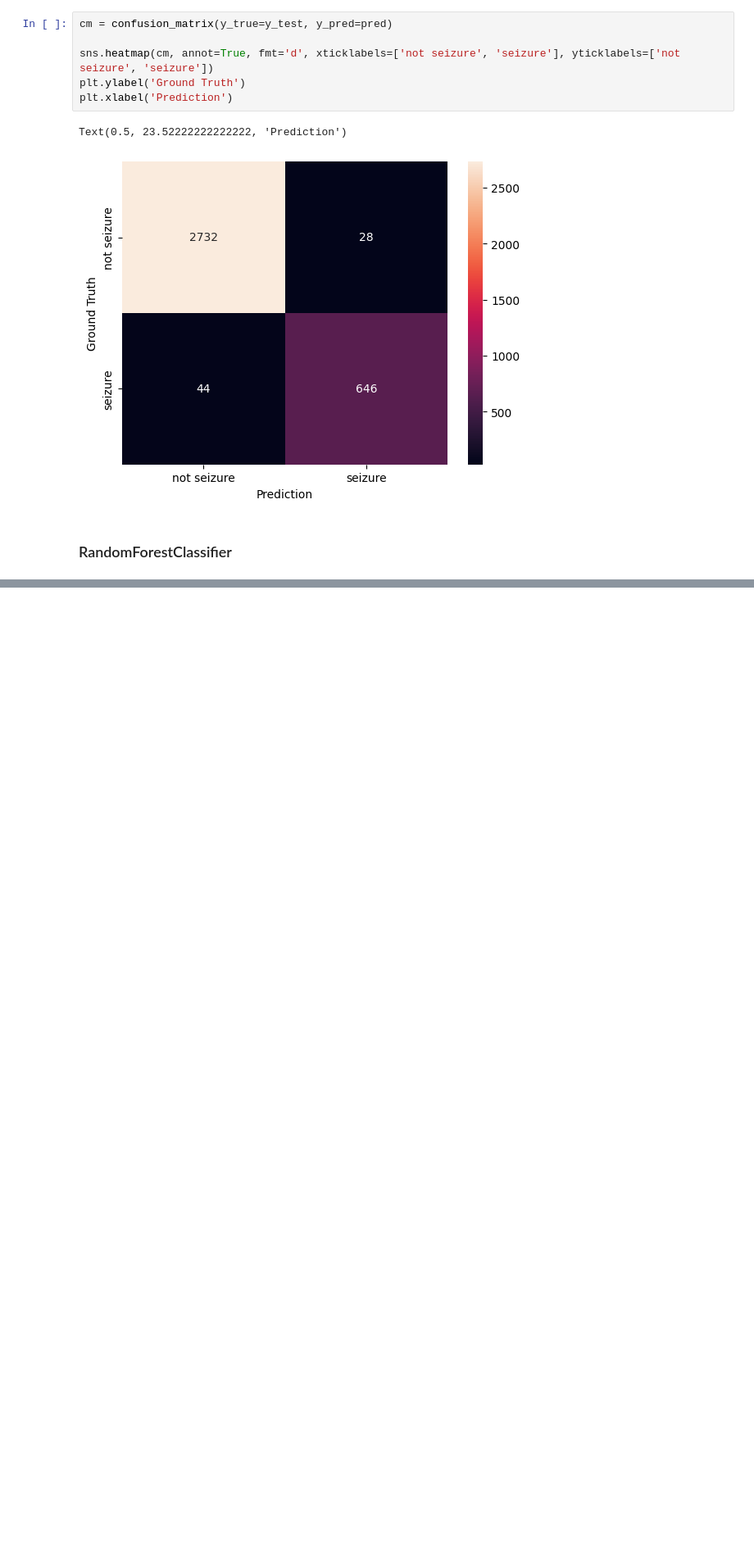
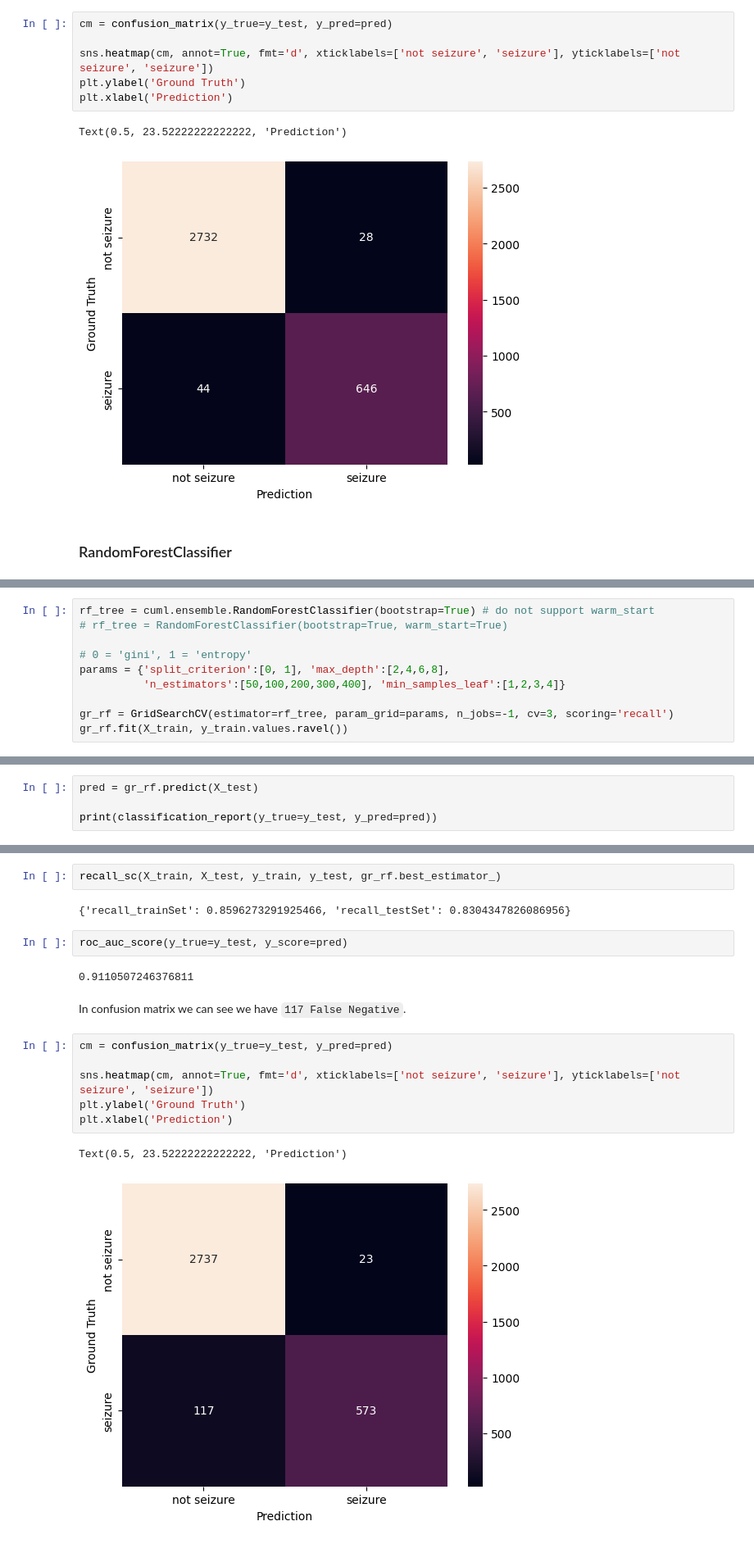
Before and after one commit to mrpintime/Epileptic-Seizure-Recognition, a Jupyter notebook: Epileptic_Seizure.ipynb, the cells around one changed output, grey strips where cells are left out. Shown at 82% size. Cells and saved outputs as stored; diff of their text form; blank space fills up the shorter version.

Commit message:
Implement Random Forest

```diff
--- a/Epileptic_Seizure.ipynb
+++ b/Epileptic_Seizure.ipynb
@@ -612,0 +617,10 @@ Text(0.5, 23.52222222222222, 'Prediction')
+# %%
+rf_tree = cuml.ensemble.RandomForestClassifier(bootstrap=True) # do not support warm_start
+# rf_tree = RandomForestClassifier(bootstrap=True, warm_start=True)
+
+# 0 = 'gini', 1 = 'entropy'
+params = {'split_criterion':[0, 1], 'max_depth':[2,4,6,8],
+          'n_estimators':[50,100,200,300,400], 'min_samples_leaf':[1,2,3,4]}
+
+gr_rf = GridSearchCV(estimator=rf_tree, param_grid=params, n_jobs=-1, cv=3, scoring='recall')
+gr_rf.fit(X_train, y_train.values.ravel())
@@ -612,0 +653,4 @@ Text(0.5, 23.52222222222222, 'Prediction')
+# %%
+pred = gr_rf.predict(X_test)
+
+print(classification_report(y_true=y_test, y_pred=pred))
@@ -612,0 +666,19 @@ Text(0.5, 23.52222222222222, 'Prediction')
+# %%
+recall_sc(X_train, X_test, y_train, y_test, gr_rf.best_estimator_)
+# %% [output]
+{'recall_trainSet': 0.8596273291925466, 'recall_testSet': 0.8304347826086956}
+# %%
+roc_auc_score(y_true=y_test, y_score=pred)
+# %% [output]
+0.9110507246376811
+# %% [markdown]
+In confusion matrix we can see we have `117 False Negative`.
+# %%
+cm = confusion_matrix(y_true=y_test, y_pred=pred)
+
+sns.heatmap(cm, annot=True, fmt='d', xticklabels=['not seizure', 'seizure'], yticklabels=['not seizure', 'seizure'])
+plt.ylabel('Ground Truth')
+plt.xlabel('Prediction')
+# %% [output]
+Text(0.5, 23.52222222222222, 'Prediction')
+[figure, added]
```
Also changed, not shown: parts of 10 cells of this notebook.
